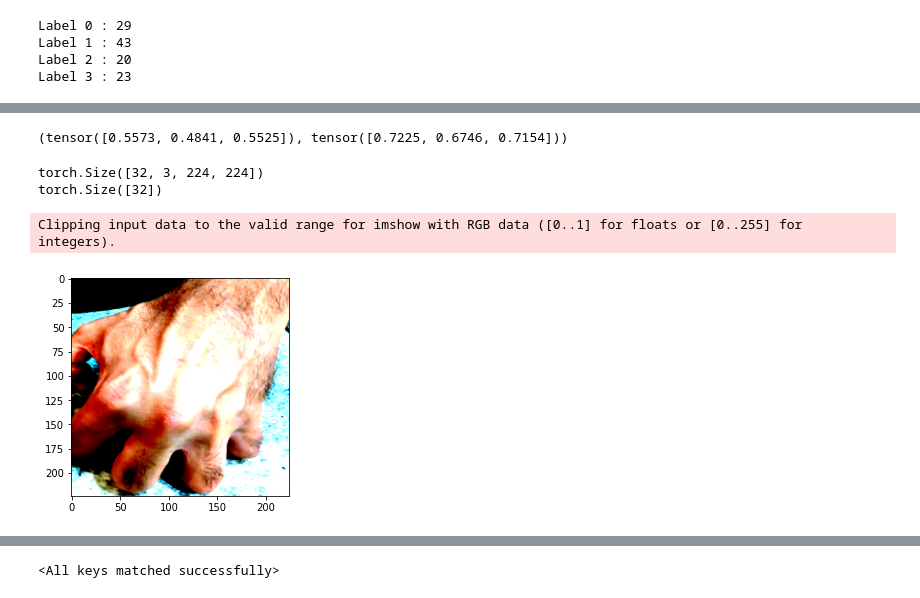
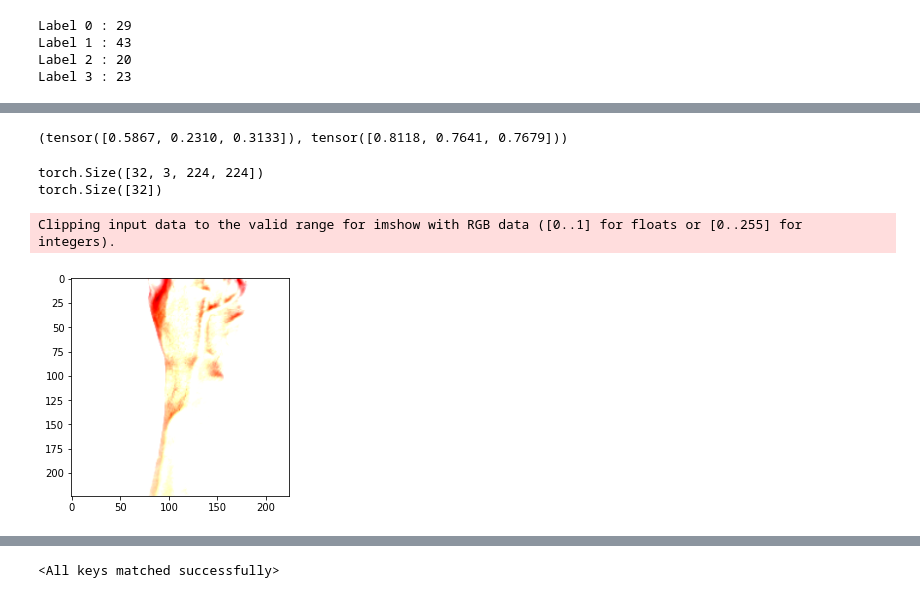
Before and after one commit to sandersen007/ENSF645_Assignment2, a Jupyter notebook: ENSF645_A2.ipynb, the cells around one changed output, grey strips where cells are left out. Cells and saved outputs as stored; diff of their text form; code cells hidden in the pictures.

Commit message:
Added model selection and weights.transforms

```diff
--- a/ENSF645_A2.ipynb
+++ b/ENSF645_A2.ipynb
@@ -149,7 +149,7 @@ Label 1 : 43
 Label 2 : 20
 Label 3 : 23
 # %%
-sss = StratifiedShuffleSplit(n_splits = 1, test_size= 0.2, random_state=10)
+sss = StratifiedShuffleSplit(n_splits = 1, test_size= 0.25, random_state=100)
 sss.get_n_splits(images,labels_int)
 dev_index, test_index = next(sss.split(images,labels_int))
 
@@ -159,7 +159,7 @@ dev_labels = labels_int[dev_index]
 test_images = images[test_index]
 test_labels = labels_int[test_index]
 # %%
-sss2 = StratifiedShuffleSplit(n_splits = 1, test_size= 0.2, random_state=10)
+sss2 = StratifiedShuffleSplit(n_splits = 1, test_size= 0.25, random_state=100)
 sss2.get_n_splits(dev_images,dev_labels)
 train_index, val_index = next(sss2.split(dev_images,dev_labels))
 
@@ -191,3 +183,12 @@ torchvision_transform_test = transforms.Compose([transforms.Resize((224,224)),\
+# %%
+#model selection
+selected_model=resnet18
+pretrained_weights=ResNet18_Weights.IMAGENET1K_V1
+# %%
+torchvision_transform = torch.nn.Sequential(pretrained_weights.transforms(), transforms.RandomHorizontalFlip(), transforms.RandomVerticalFlip())
+
+
+torchvision_transform_test = pretrained_weights.transforms()
 # %%
 train_dataset = TorchVisionDataset(train_set, transform=torchvision_transform)
 val_dataset = TorchVisionDataset(val_set, transform=torchvision_transform)
@@ -215,7 +216,7 @@ def get_dataset_stats(data_loader):
 # %%
 print(get_dataset_stats(trainloader))
 # %% [output]
-(tensor([0.5573, 0.4841, 0.5525]), tensor([0.7225, 0.6746, 0.7154]))
+(tensor([0.5867, 0.2310, 0.3133]), tensor([0.8118, 0.7641, 0.7679]))
 # %%
 train_iterator = iter(trainloader)
 train_batch = next(train_iterator)
@@ -227,10 +228,10 @@ torch.Size([32, 3, 224, 224])
 torch.Size([32])
 # %%
 plt.figure()
-plt.imshow(train_batch[0].numpy()[1].transpose(1,2,0))
+plt.imshow(train_batch[0].numpy()[4].transpose(1,2,0))
 plt.show()
 # %% [output]
 Clipping input data to the valid range for imshow with RGB data ([0..1] for floats or [0..255] for integers).
-[figure, old version]
+[figure, new version]
 # %%
 class Model(nn.Module):
```
Also changed, not shown: parts of 8 cells of this notebook, 2 other files.
